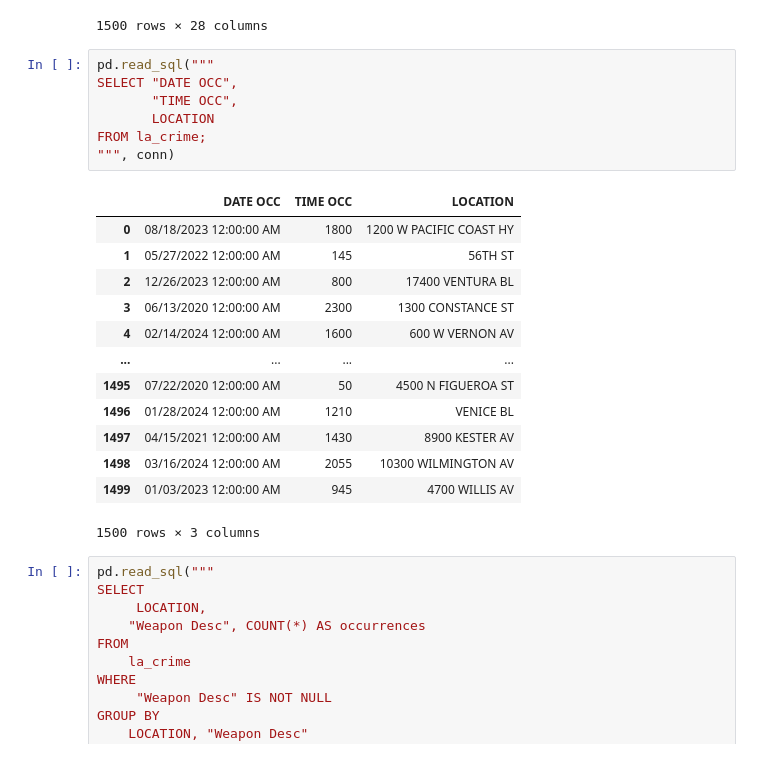
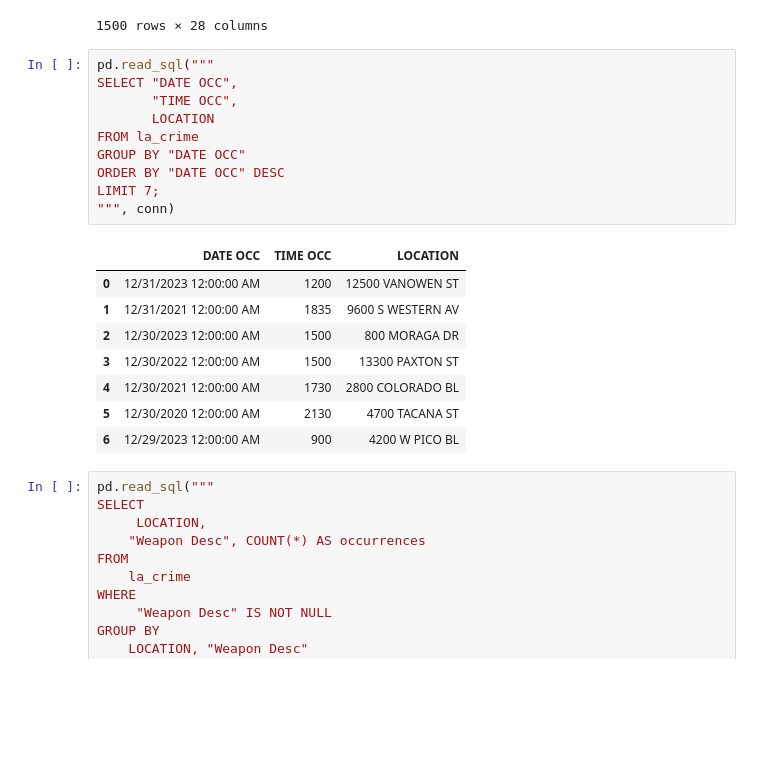
Before and after one commit to 2BLB/UBIAnalysis, a Jupyter notebook: notebooks/UBI_Analysis_notebook.ipynb, the cells around one changed output. Saved outputs shown, nothing was run; the diff lists cells and outputs as text; blank space fills up the shorter version.

```diff
--- a/notebooks/UBI_Analysis_notebook.ipynb
+++ b/notebooks/UBI_Analysis_notebook.ipynb
@@ -405,24 +321,22 @@ df
 # %%
 pd.read_sql("""
 SELECT "DATE OCC",
        "TIME OCC",
        LOCATION
-FROM la_crime;
+FROM la_crime
+GROUP BY "DATE OCC"
+ORDER BY "DATE OCC" DESC
+LIMIT 7;
 """, conn)
 # %% [output]
 |  | DATE OCC | TIME OCC | LOCATION |
-| 0 | 08/18/2023 12:00:00 AM | 1800 | 1200 W PACIFIC COAST HY |
-| 1 | 05/27/2022 12:00:00 AM | 145 | 56TH ST |
-| 2 | 12/26/2023 12:00:00 AM | 800 | 17400 VENTURA BL |
-| 3 | 06/13/2020 12:00:00 AM | 2300 | 1300 CONSTANCE ST |
-| 4 | 02/14/2024 12:00:00 AM | 1600 | 600 W VERNON AV |
-| ... | ... | ... | ... |
-| 1495 | 07/22/2020 12:00:00 AM | 50 | 4500 N FIGUEROA ST |
-| 1496 | 01/28/2024 12:00:00 AM | 1210 | VENICE BL |
-| 1497 | 04/15/2021 12:00:00 AM | 1430 | 8900 KESTER AV |
-| 1498 | 03/16/2024 12:00:00 AM | 2055 | 10300 WILMINGTON AV |
-| 1499 | 01/03/2023 12:00:00 AM | 945 | 4700 WILLIS AV |
+| 0 | 12/31/2023 12:00:00 AM | 1200 | 12500 VANOWEN ST |
+| 1 | 12/31/2021 12:00:00 AM | 1835 | 9600 S WESTERN AV |
+| 2 | 12/30/2023 12:00:00 AM | 1500 | 800 MORAGA DR |
+| 3 | 12/30/2022 12:00:00 AM | 1500 | 13300 PAXTON ST |
+| 4 | 12/30/2021 12:00:00 AM | 1730 | 2800 COLORADO BL |
+| 5 | 12/30/2020 12:00:00 AM | 2130 | 4700 TACANA ST |
+| 6 | 12/29/2023 12:00:00 AM | 900 | 4200 W PICO BL |
-1500 rows × 3 columns
 # %%
 pd.read_sql("""
 SELECT
```
Also changed, not shown: parts of 40 cells of this notebook, 4 other files.
